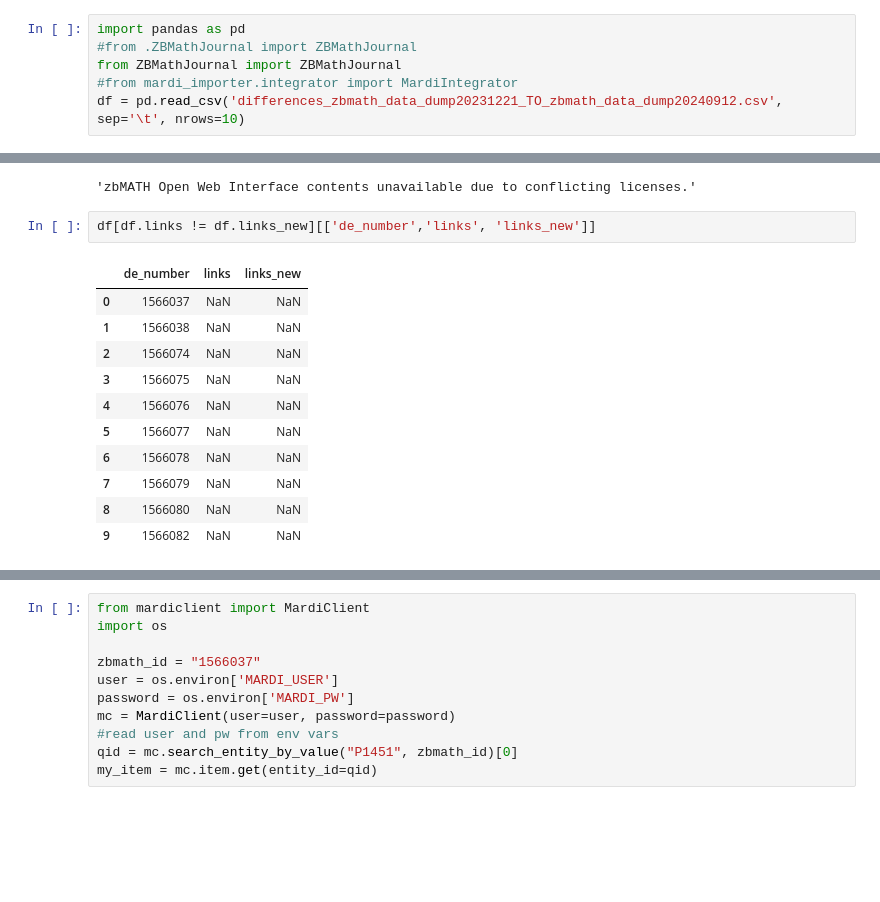
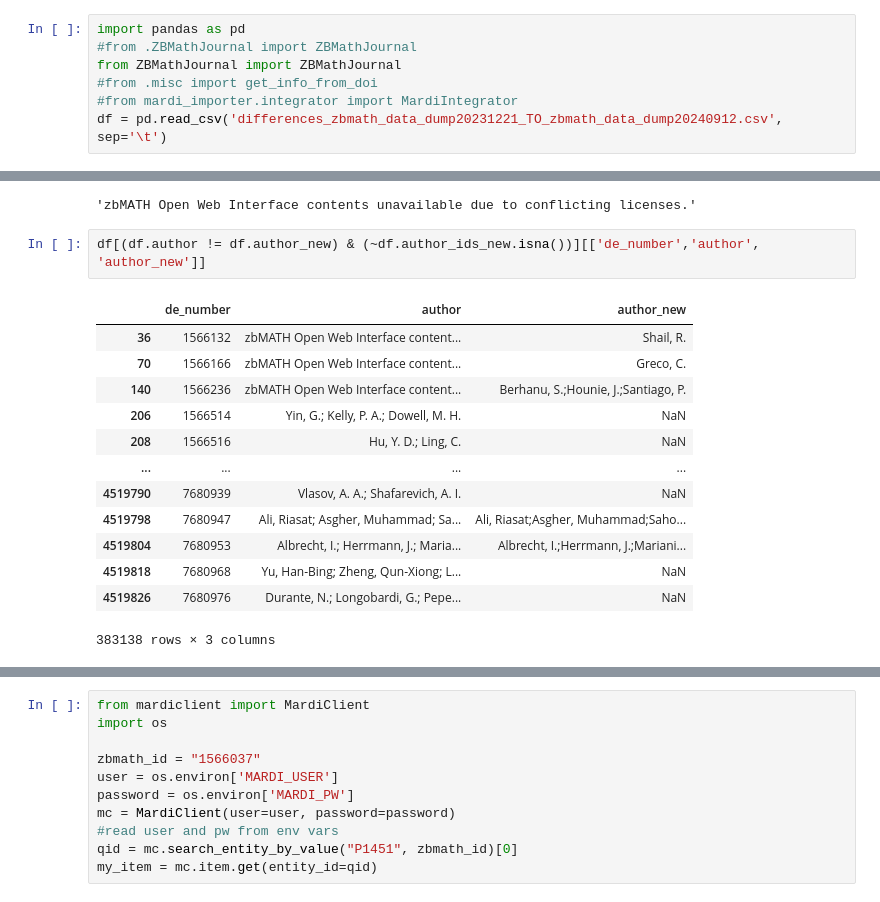
Before and after one commit to MaRDI4NFDI/docker-importer, a Jupyter notebook: mardi_importer/mardi_importer/zbmath/test.ipynb, the cells around one changed output, grey strips where cells are left out. Drawn from its saved outputs; the diff is of its cells as text; blank space fills up the shorter version.

```diff
--- a/mardi_importer/mardi_importer/zbmath/test.ipynb
+++ b/mardi_importer/mardi_importer/zbmath/test.ipynb
@@ -2,23 +2,26 @@
 import pandas as pd
 #from .ZBMathJournal import ZBMathJournal
 from ZBMathJournal import ZBMathJournal
+#from .misc import get_info_from_doi
 #from mardi_importer.integrator import MardiIntegrator
-df = pd.read_csv('differences_zbmath_data_dump20231221_TO_zbmath_data_dump20240912.csv', sep='\t', nrows=10)
+df = pd.read_csv('differences_zbmath_data_dump20231221_TO_zbmath_data_dump20240912.csv', sep='\t')
 # %%
 df.iloc[2].author
 # %% [output]
 'zbMATH Open Web Interface contents unavailable due to conflicting licenses.'
 # %%
-df[df.links != df.links_new][['de_number','links', 'links_new']]
+df[(df.author != df.author_new) & (~df.author_ids_new.isna())][['de_number','author', 'author_new']]
 # %% [output]
-|  | de_number | links | links_new |
-| 0 | 1566037 | NaN | NaN |
-| 1 | 1566038 | NaN | NaN |
-| 2 | 1566074 | NaN | NaN |
-| 3 | 1566075 | NaN | NaN |
-| 4 | 1566076 | NaN | NaN |
-| 5 | 1566077 | NaN | NaN |
-| 6 | 1566078 | NaN | NaN |
-| 7 | 1566079 | NaN | NaN |
-| 8 | 1566080 | NaN | NaN |
-| 9 | 1566082 | NaN | NaN |
+|  | de_number | author | author_new |
+| 36 | 1566132 | zbMATH Open Web Interface content... | Shail, R. |
+| 70 | 1566166 | zbMATH Open Web Interface content... | Greco, C. |
+| 140 | 1566236 | zbMATH Open Web Interface content... | Berhanu, S.;Hounie, J.;Santiago, P. |
+| 206 | 1566514 | Yin, G.; Kelly, P. A.; Dowell, M. H. | NaN |
+| 208 | 1566516 | Hu, Y. D.; Ling, C. | NaN |
+| ... | ... | ... | ... |
+| 4519790 | 7680939 | Vlasov, A. A.; Shafarevich, A. I. | NaN |
+| 4519798 | 7680947 | Ali, Riasat; Asgher, Muhammad; Sa... | Ali, Riasat;Asgher, Muhammad;Saho... |
+| 4519804 | 7680953 | Albrecht, I.; Herrmann, J.; Maria... | Albrecht, I.;Herrmann, J.;Mariani... |
+| 4519818 | 7680968 | Yu, Han-Bing; Zheng, Qun-Xiong; L... | NaN |
+| 4519826 | 7680976 | Durante, N.; Longobardi, G.; Pepe... | NaN |
+383138 rows × 3 columns
```
Also changed, not shown: parts of 3 cells of this notebook.
